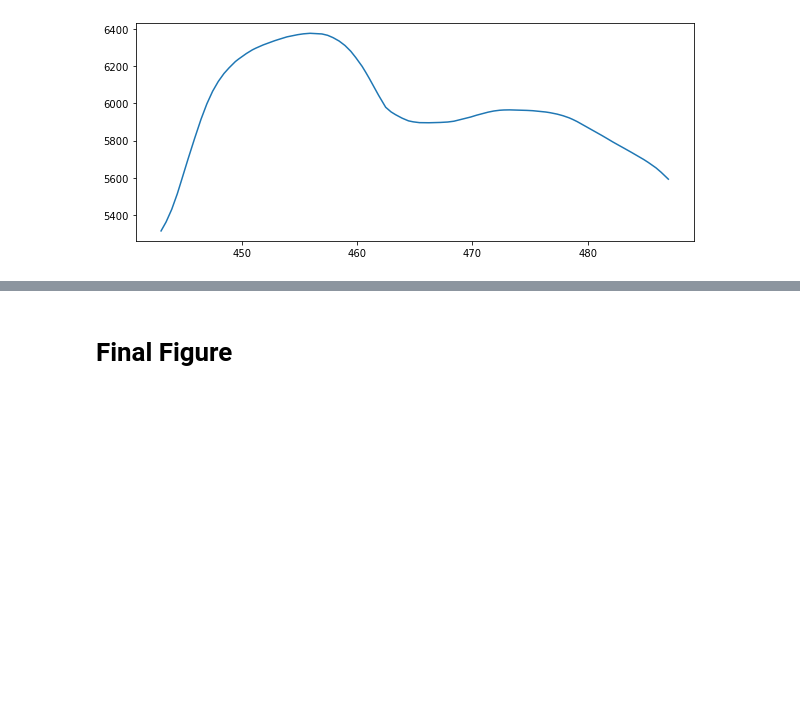
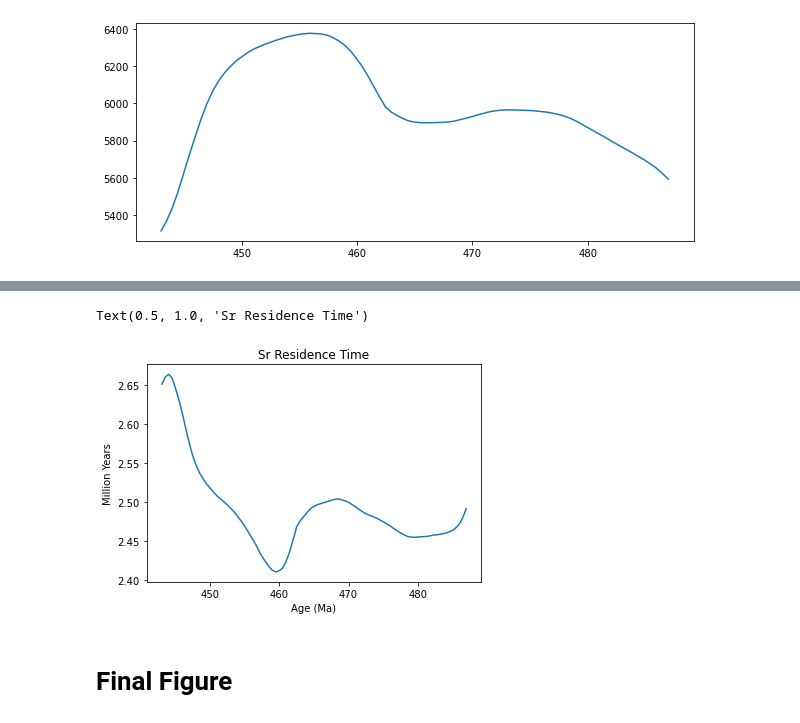
Before and after one commit to datuadiatma/avila_etal_2022, a Jupyter notebook: Notebook/Avila_etal_main_notebook.ipynb, the cells around one changed output, grey strips where cells are left out. Cells and saved outputs as stored; diff of their text form; code cells hidden in the pictures; blank space fills up the shorter version.

Commit message:
add sr residence time into main notebook

```diff
--- a/Notebook/Avila_etal_main_notebook.ipynb
+++ b/Notebook/Avila_etal_main_notebook.ipynb
@@ -195,3 +195,15 @@ Rsw_sl = run_sim(nt, dt, age, Jriv, Rriv, Rsw_sl, Jh_sl, Rh, N)
 # %%
 output_model = {'age':age, 'Rsw':Rsw_sl}
 pd.DataFrame(output_model).to_csv('../Output/SL_Model_output.csv', index=False)
+# %%
+# Calculate Sr Residence Time
+residence_time = N / (Jriv + Jh_sl)
+
+# Print min, max, median, average
+print("Sr residence time")
+print("-----------------")
+print("Initial : {:.1e} year".format(residence_time[0]))
+print("Minimum : {:.1e} year".format(np.min(residence_time)))
+print("Maximum : {:.1e} year".format(np.max(residence_time)))
+print("Median  : {:.1e} year".format(np.median(residence_time)))
+print("Mean    : {:.1e} year".format(np.mean(residence_time)))
@@ -198,3 +218,11 @@ pd.DataFrame(output_model).to_csv('../Output/SL_Model_output.csv', index=False)
+# %%
+plt.plot(age, residence_time/1e6)
+plt.xlabel('Age (Ma)')
+plt.ylabel('Million Years')
+plt.title('Sr Residence Time')
+# %% [output]
+Text(0.5, 1.0, 'Sr Residence Time')
+[figure, added]
 # %% [markdown]
 # Final Figure
 # %%
```
Also changed, not shown: parts of 1 cell of this notebook, 3 other files.
